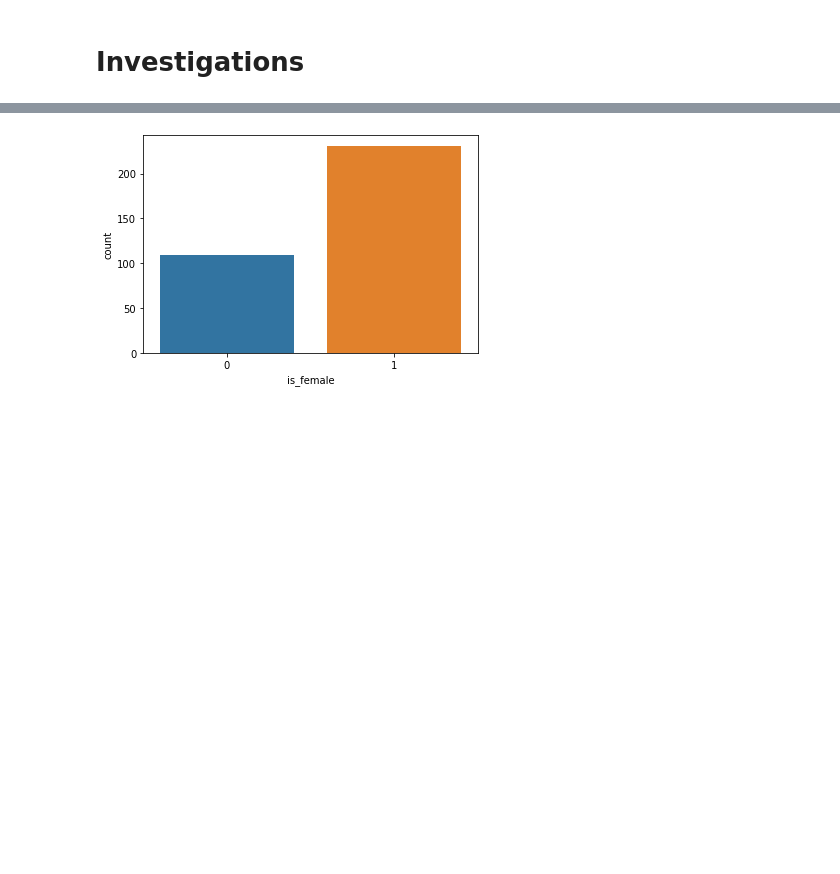
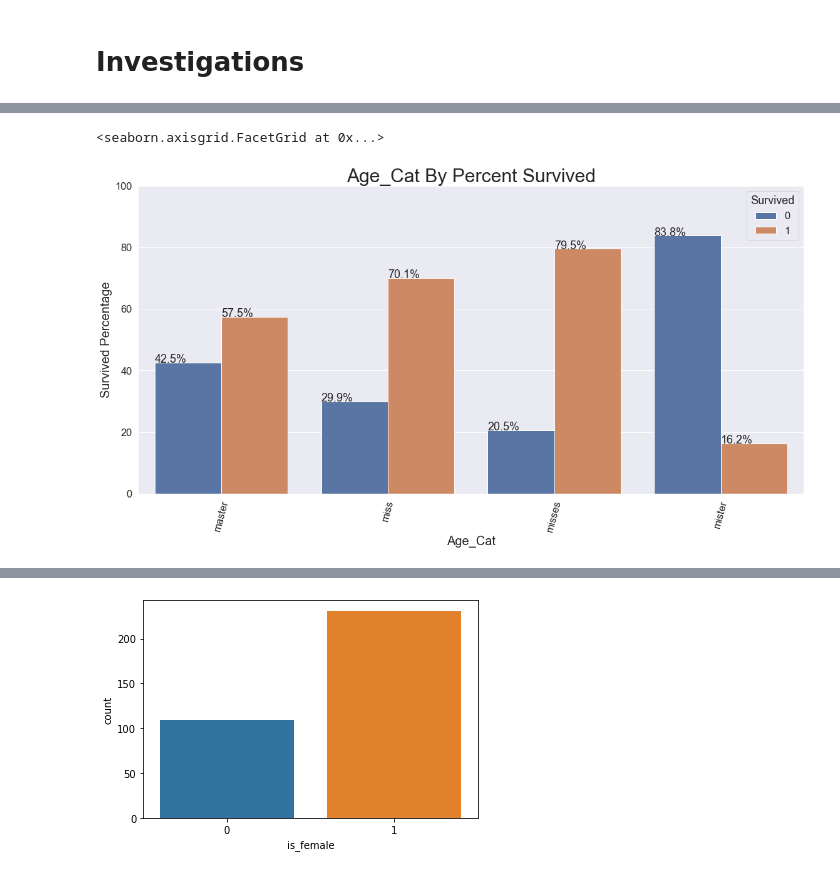
Before and after one commit to bladnman/titanic, a Jupyter notebook: 1_titanic-look-about.ipynb, the cells around one changed output, grey strips where cells are left out. Saved outputs shown, nothing was run; the diff lists cells and outputs as text; code cells hidden in the pictures; blank space fills up the shorter version.

```diff
--- a/1_titanic-look-about.ipynb
+++ b/1_titanic-look-about.ipynb
@@ -208,0 +158,5 @@ dtype: int64
+# %%
+plotting_percentages(df, "age_cat", "Survived")
+# %% [output]
+<seaborn.axisgrid.FacetGrid at 0x...>
+[figure, added]
```
Also changed, not shown: parts of 17 cells of this notebook, 3 other files.
